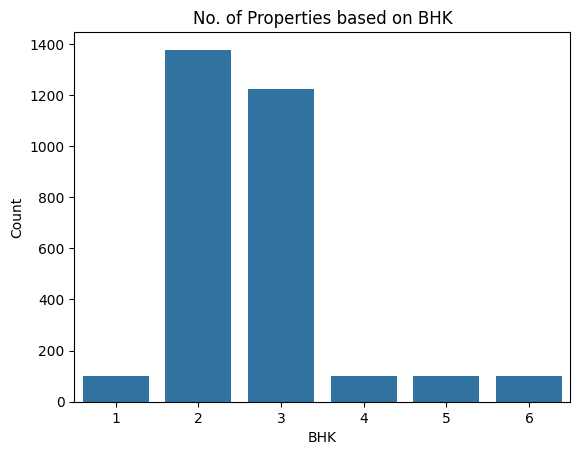
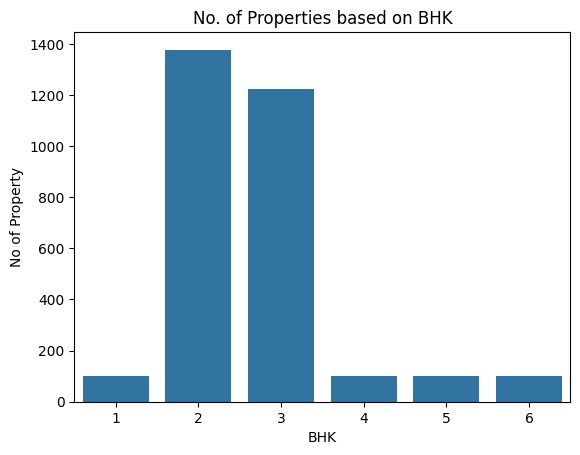
Code edit (unified diff) that turned the first committed figure into the second:
--- before
+++ after
@@ -1,3 +1,4 @@
 sns.barplot(x='BHK',y='Count',data=df_bhk)
 plt.title('No. of Properties based on BHK')
+plt.ylabel('No of Property')
 plt.show()

Commit: fix